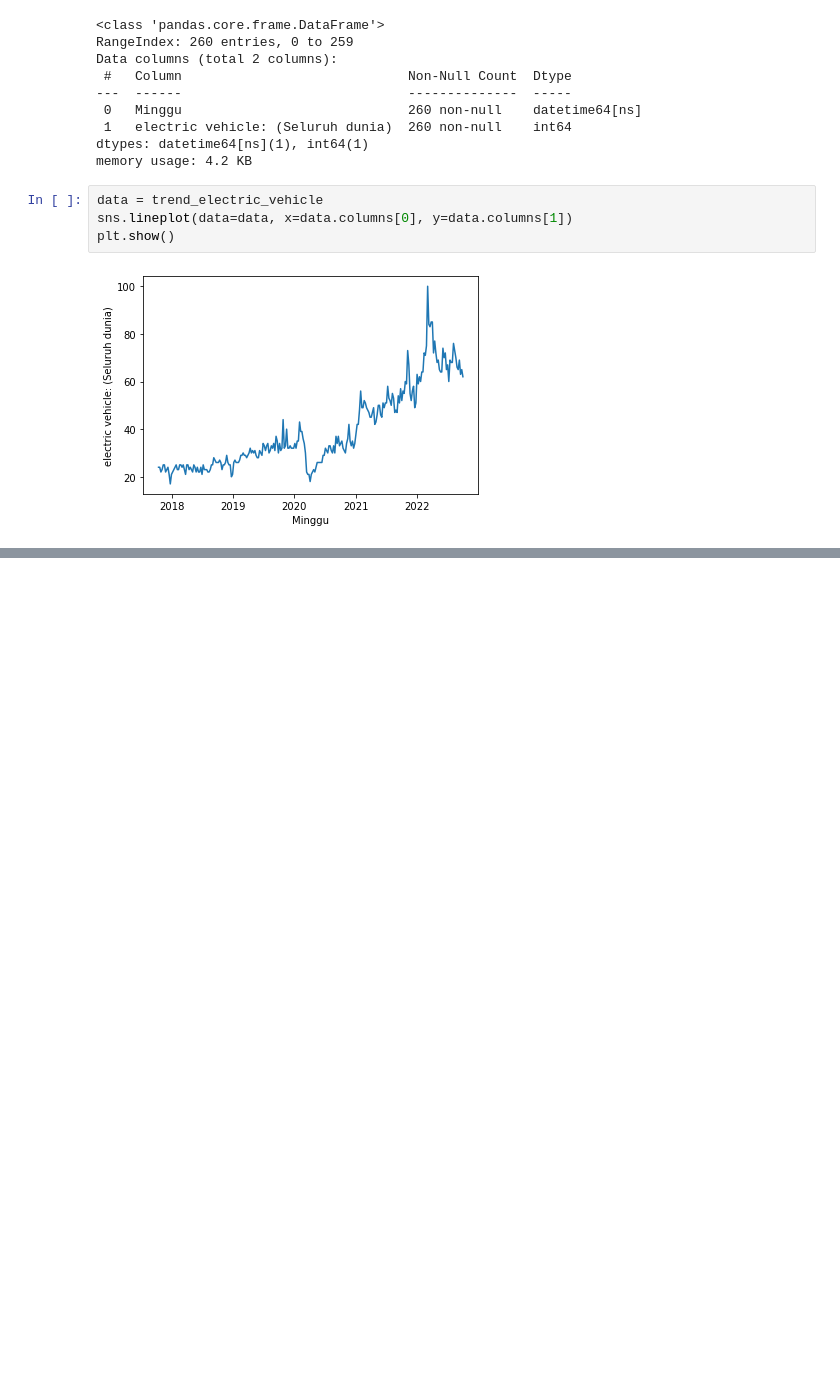
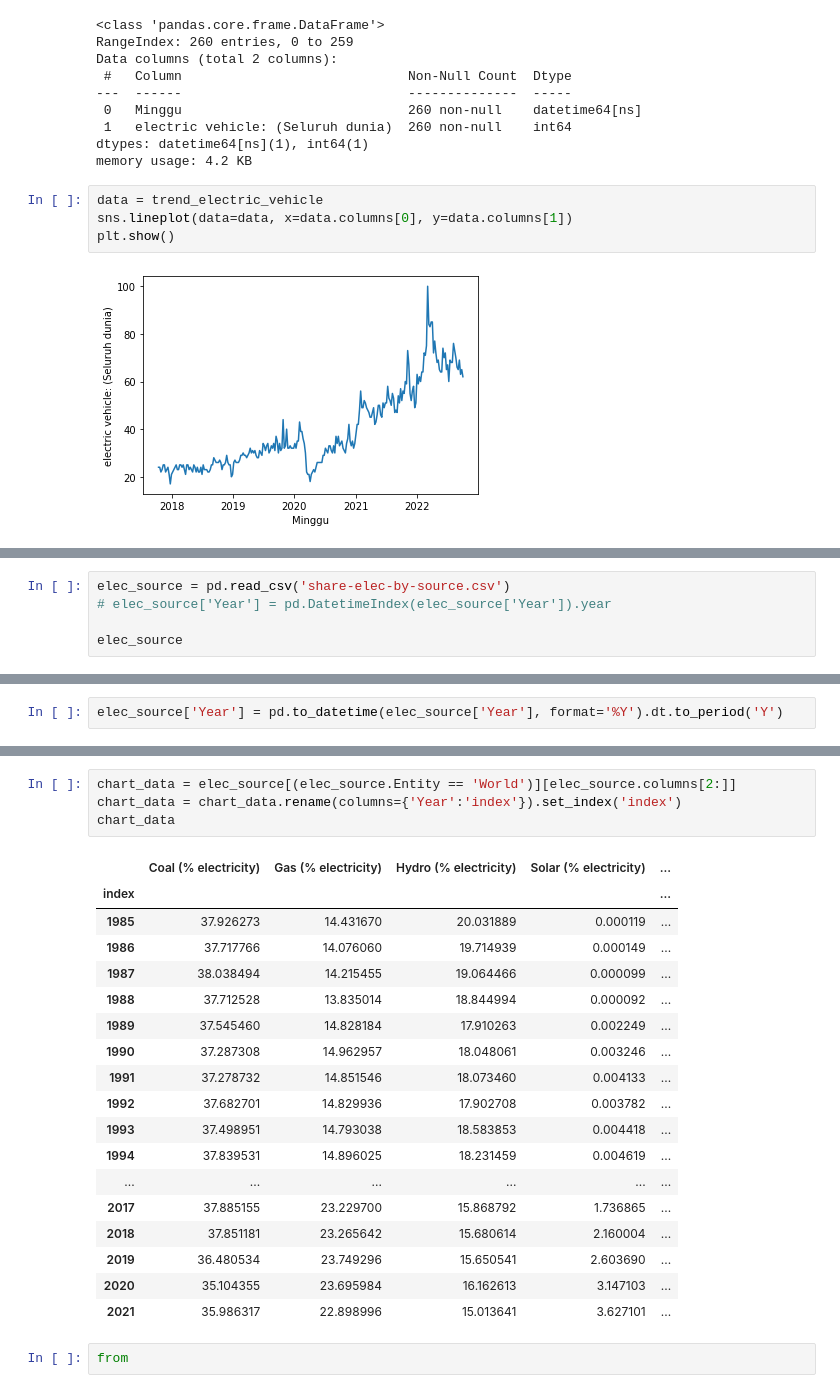
Before and after one commit to MuhamadZia/capstone_project_tetris, a Jupyter notebook: EDA.ipynb, the cells around one changed output, grey strips where cells are left out. Drawn from its saved outputs; the diff is of its cells as text; blank space fills up the shorter version.

```diff
--- a/EDA.ipynb
+++ b/EDA.ipynb
@@ -43,0 +77,5 @@ plt.show()
+# %%
+elec_source = pd.read_csv('share-elec-by-source.csv')
+# elec_source['Year'] = pd.DatetimeIndex(elec_source['Year']).year
+
+elec_source
@@ -43,0 +123,2 @@ plt.show()
+# %%
+elec_source['Year'] = pd.to_datetime(elec_source['Year'], format='%Y').dt.to_period('Y')
@@ -43,0 +141,25 @@ plt.show()
+# %%
+chart_data = elec_source[(elec_source.Entity == 'World')][elec_source.columns[2:]]
+chart_data = chart_data.rename(columns={'Year':'index'}).set_index('index')
+chart_data
+# %% [output]
+|  | Coal (% electricity) | Gas (% electricity) | Hydro (% electricity) | Solar (% electricity) | ... |
+| index |  |  |  |  | ... |
+| 1985 | 37.926273 | 14.431670 | 20.031889 | 0.000119 | ... |
+| 1986 | 37.717766 | 14.076060 | 19.714939 | 0.000149 | ... |
+| 1987 | 38.038494 | 14.215455 | 19.064466 | 0.000099 | ... |
+| 1988 | 37.712528 | 13.835014 | 18.844994 | 0.000092 | ... |
+| 1989 | 37.545460 | 14.828184 | 17.910263 | 0.002249 | ... |
+| 1990 | 37.287308 | 14.962957 | 18.048061 | 0.003246 | ... |
+| 1991 | 37.278732 | 14.851546 | 18.073460 | 0.004133 | ... |
+| 1992 | 37.682701 | 14.829936 | 17.902708 | 0.003782 | ... |
+| 1993 | 37.498951 | 14.793038 | 18.583853 | 0.004418 | ... |
+| 1994 | 37.839531 | 14.896025 | 18.231459 | 0.004619 | ... |
+| ... | ... | ... | ... | ... | ... |
+| 2017 | 37.885155 | 23.229700 | 15.868792 | 1.736865 | ... |
+| 2018 | 37.851181 | 23.265642 | 15.680614 | 2.160004 | ... |
+| 2019 | 36.480534 | 23.749296 | 15.650541 | 2.603690 | ... |
+| 2020 | 35.104355 | 23.695984 | 16.162613 | 3.147103 | ... |
+| 2021 | 35.986317 | 22.898996 | 15.013641 | 3.627101 | ... |
+# %%
+from
```
Also changed, not shown: parts of 8 cells of this notebook, 2 other files.
